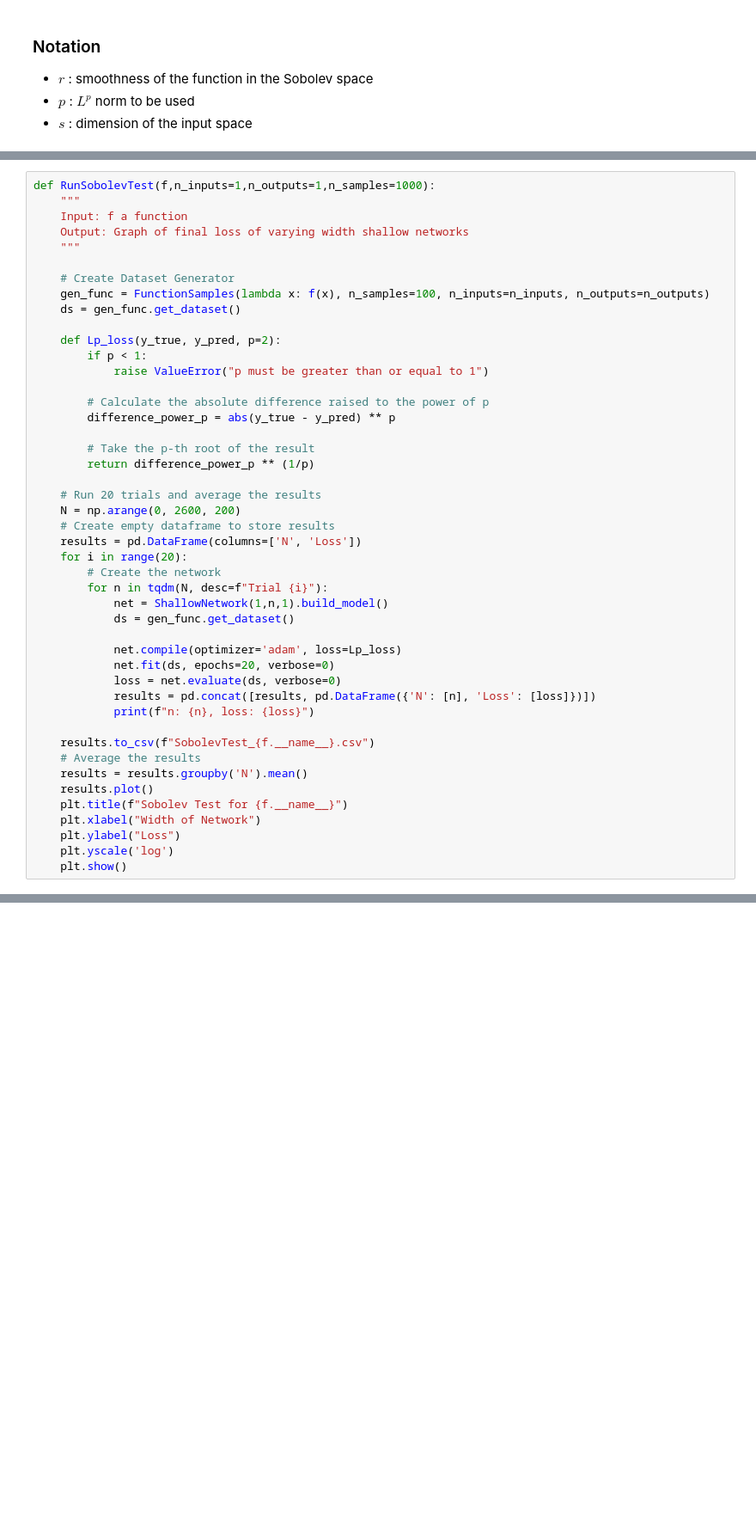
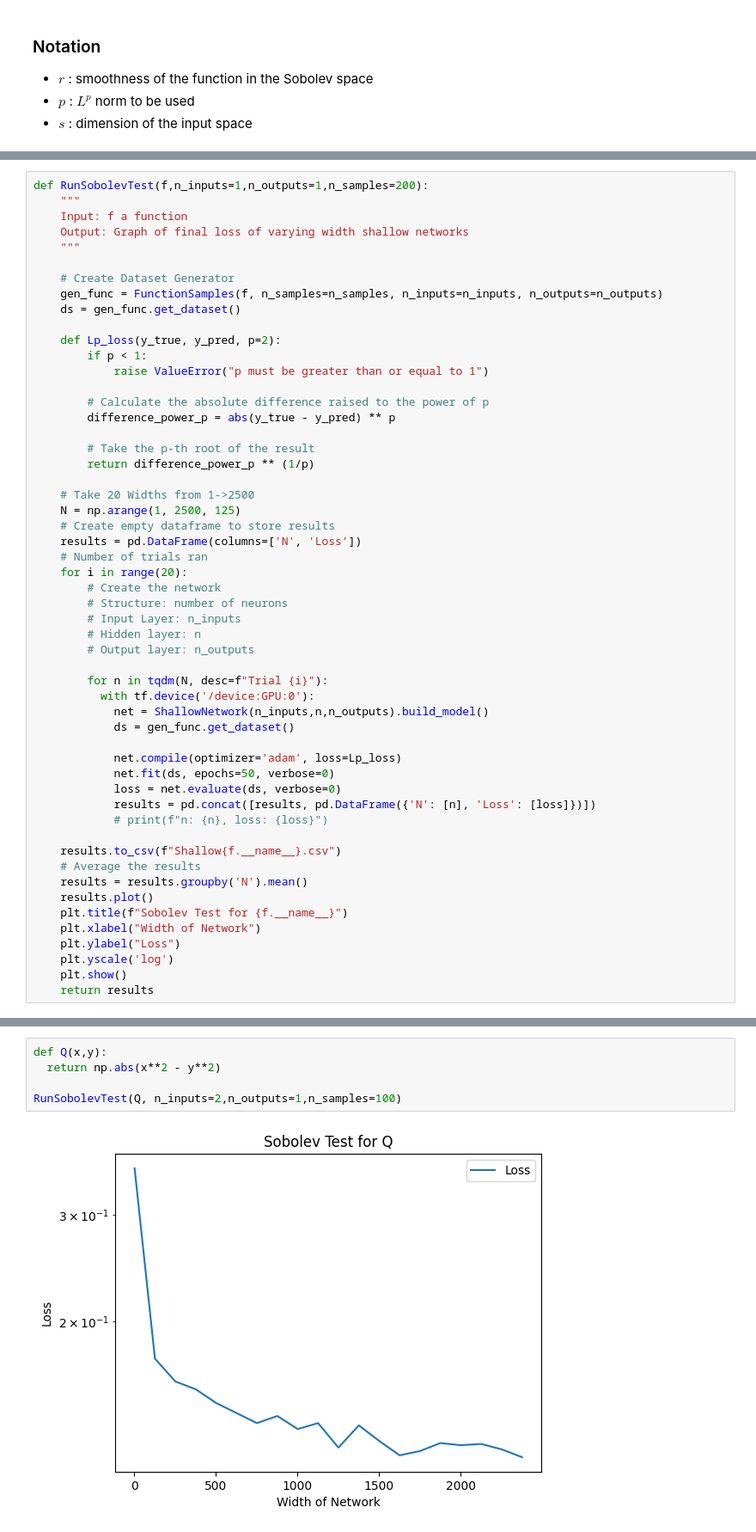
Before and after one commit to arnavs1ngh/arnavsingh-M4R, a Jupyter notebook: SobTests.ipynb, the cells around one changed output, grey strips where cells are left out. Shown at 86% size. Saved outputs shown, nothing was run; the diff lists cells and outputs as text; blank space fills up the shorter version.

```diff
--- a/SobTests.ipynb
+++ b/SobTests.ipynb
@@ -26,12 +36,12 @@ i.e. the neural network can approximate the function in the Sobolev space with a
 # %%
-def RunSobolevTest(f,n_inputs=1,n_outputs=1,n_samples=1000):
+def RunSobolevTest(f,n_inputs=1,n_outputs=1,n_samples=200):
     """
     Input: f a function
     Output: Graph of final loss of varying width shallow networks
     """
 
     # Create Dataset Generator
-    gen_func = FunctionSamples(lambda x: f(x), n_samples=100, n_inputs=n_inputs, n_outputs=n_outputs)
+    gen_func = FunctionSamples(f, n_samples=n_samples, n_inputs=n_inputs, n_outputs=n_outputs)
     ds = gen_func.get_dataset()
 
     def Lp_loss(y_true, y_pred, p=2):
@@ -44,23 +54,30 @@ def RunSobolevTest(f,n_inputs=1,n_outputs=1,n_samples=1000):
         # Take the p-th root of the result
         return difference_power_p ** (1/p)
 
-    # Run 20 trials and average the results
-    N = np.arange(0, 2600, 200)
+    # Take 20 Widths from 1->2500
+    N = np.arange(1, 2500, 125)
     # Create empty dataframe to store results
     results = pd.DataFrame(columns=['N', 'Loss'])
+    # Number of trials ran
     for i in range(20):
         # Create the network
+        # Structure: number of neurons
+        # Input Layer: n_inputs
+        # Hidden layer: n
+        # Output layer: n_outputs
+
         for n in tqdm(N, desc=f"Trial {i}"):
-            net = ShallowNetwork(1,n,1).build_model()
+          with tf.device('/device:GPU:0'):
+            net = ShallowNetwork(n_inputs,n,n_outputs).build_model()
             ds = gen_func.get_dataset()
 
             net.compile(optimizer='adam', loss=Lp_loss)
-            net.fit(ds, epochs=20, verbose=0)
+            net.fit(ds, epochs=50, verbose=0)
             loss = net.evaluate(ds, verbose=0)
             results = pd.concat([results, pd.DataFrame({'N': [n], 'Loss': [loss]})])
-            print(f"n: {n}, loss: {loss}")
+            # print(f"n: {n}, loss: {loss}")
 
-    results.to_csv(f"SobolevTest_{f.__name__}.csv")
+    results.to_csv(f"Shallow{f.__name__}.csv")
     # Average the results
     results = results.groupby('N').mean()
     results.plot()
@@ -69,3 +86,4 @@ def RunSobolevTest(f,n_inputs=1,n_outputs=1,n_samples=1000):
     plt.ylabel("Loss")
     plt.yscale('log')
     plt.show()
+    return results
@@ -229,0 +90,7 @@ plt.plot(r, norms)
+# %%
+def Q(x,y):
+  return np.abs(x**2 - y**2)
+
+RunSobolevTest(Q, n_inputs=2,n_outputs=1,n_samples=100)
+# %% [output]
+[figure, added]
```
Also changed, not shown: parts of 18 cells of this notebook, 25 other files.
